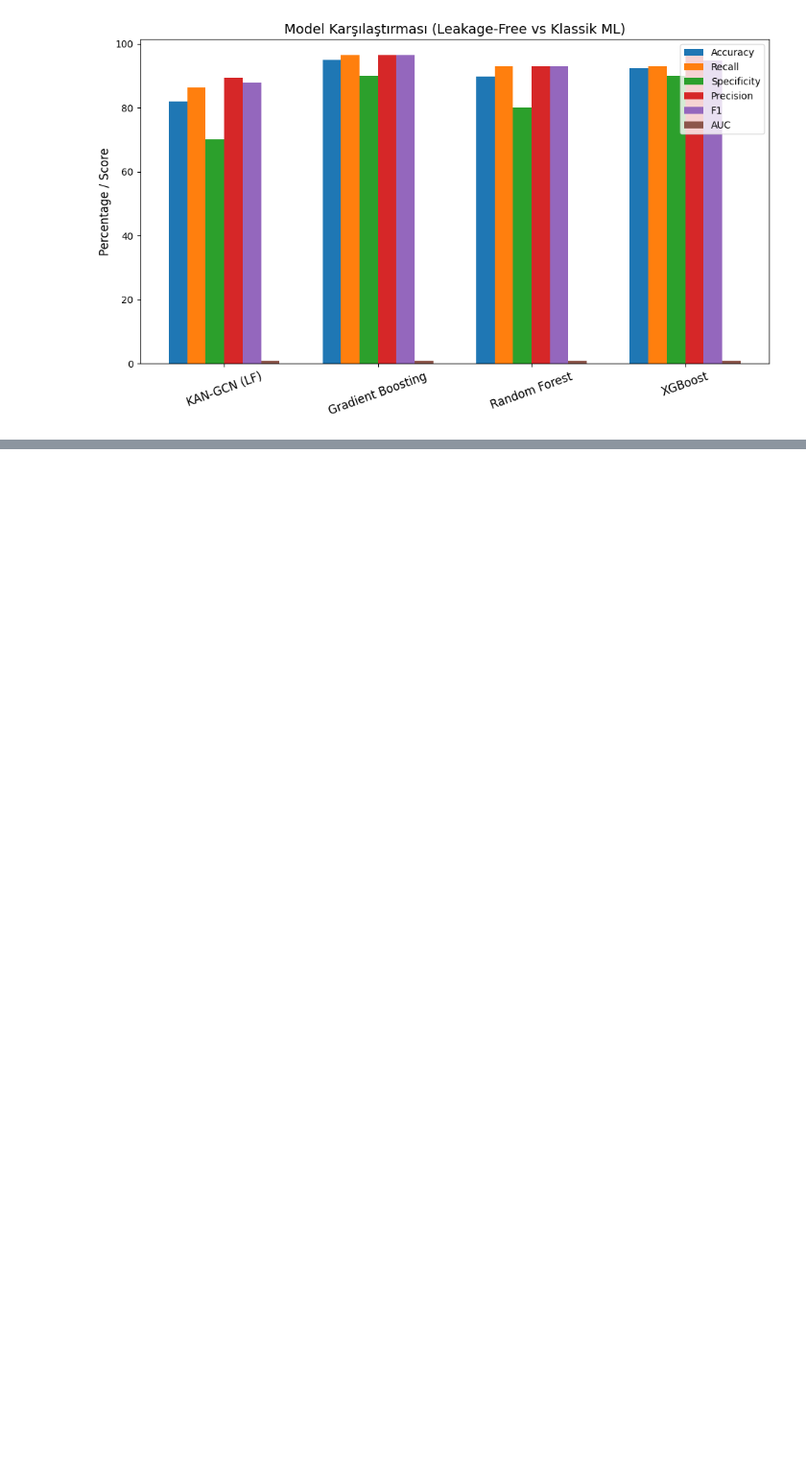
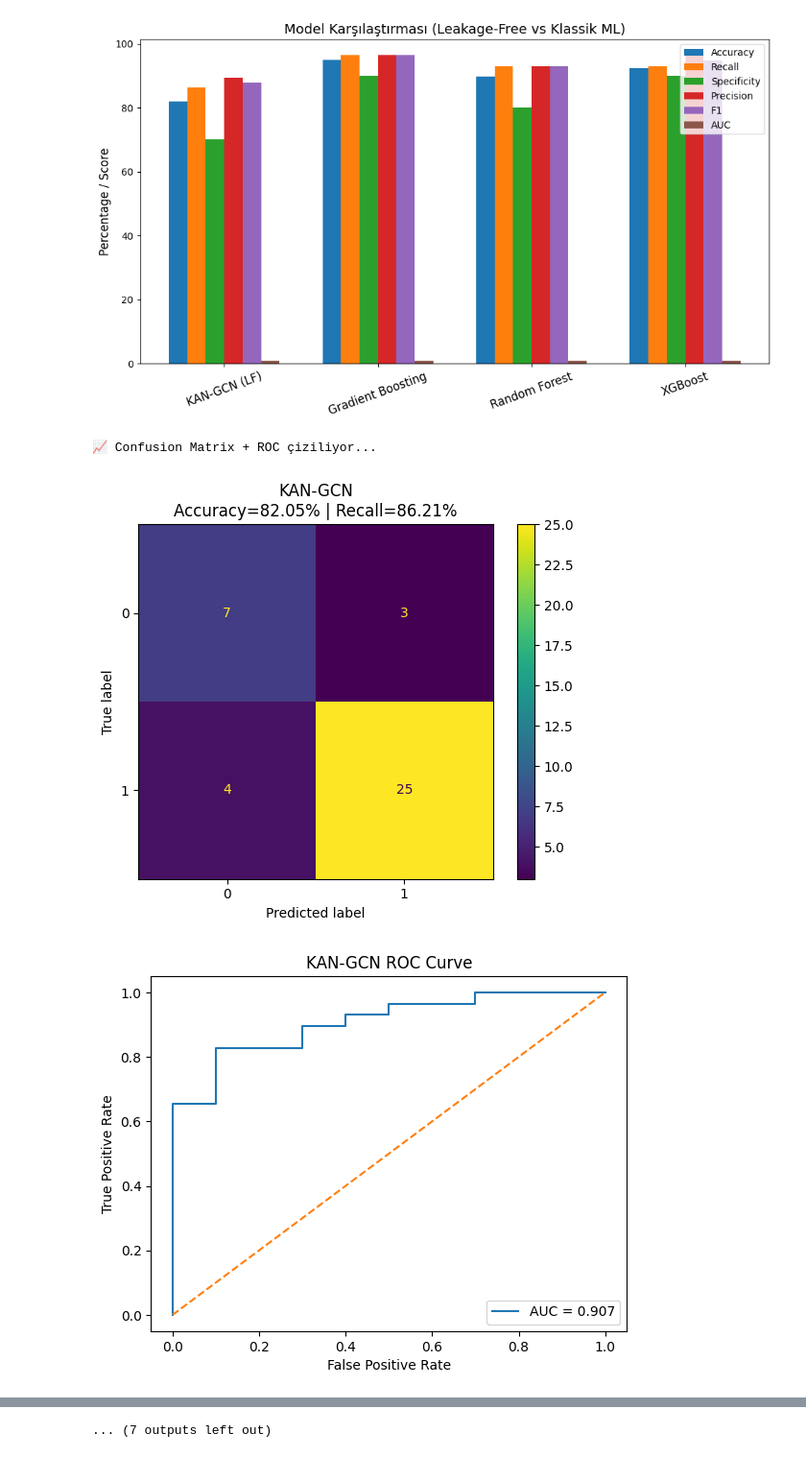
Before and after one commit to HasibeAltuntas06/Parkinson-Voice-Detection, a Jupyter notebook: son.ipynb, the cells around one changed output, grey strips where cells are left out. Shown at 96% size. Saved outputs shown, nothing was run; the diff lists cells and outputs as text; code cells hidden in the pictures; blank space fills up the shorter version.

```diff
--- a/son.ipynb
+++ b/son.ipynb
@@ -1360,3 +1144,52 @@ plt.savefig("model_comparison.png", dpi=300)  # Bu resmi mailde kullanabilirsin
 plt.show()
 # %% [output]
 [figure]
+# %%
+import matplotlib.pyplot as plt
+from sklearn.metrics import ConfusionMatrixDisplay, roc_curve, auc
+
+# ===============================
+# 9. CONFUSION MATRIX + ROC (ALL MODELS)
+# ===============================
+
+print("\n📈 Confusion Matrix + ROC çiziliyor...")
+
+all_models_preds = {
+    "KAN-GCN": (test_preds.numpy(), test_probs.numpy())
+}
+
+# ML modellerinin tahminlerini tekrar alıyoruz
+for name, clf in ml_models.items():
+    p = clf.predict(X_test_scaled)
+    prob = clf.predict_proba(X_test_scaled)[:,1] if hasattr(clf,'predict_proba') else np.zeros_like(p)
+    all_models_preds[name] = (p, prob)
+
+for model_name, (preds_m, probs_m) in all_models_preds.items():
+
+    acc_m = accuracy_score(y_test, preds_m)*100
+    rec_m = recall_score(y_test, preds_m)*100
+
+    # ---- CONFUSION MATRIX ----
+    cm = confusion_matrix(y_test, preds_m)
+
+    disp = ConfusionMatrixDisplay(cm)
+    disp.plot()
+    plt.title(f"{model_name}\nAccuracy={acc_m:.2f}% | Recall={rec_m:.2f}%")
+    plt.show()
+
+    # ---- ROC CURVE ----
+    fpr, tpr, _ = roc_curve(y_test, probs_m)
+    roc_auc = auc(fpr, tpr)
+
+    plt.figure()
+    plt.plot(fpr, tpr, label=f"AUC = {roc_auc:.3f}")
+    plt.plot([0,1],[0,1],'--')
+    plt.xlabel("False Positive Rate")
+    plt.ylabel("True Positive Rate")
+    plt.title(f"{model_name} ROC Curve")
+    plt.legend(loc="lower right")
+    plt.show()
+# %% [output]
+📈 Confusion Matrix + ROC çiziliyor...
+[figure, added]
+[figure, added]
@@ -1362,0 +1205 @@ plt.show()
+... (7 outputs left out)
```
Also changed, not shown: parts of 5 cells of this notebook.
